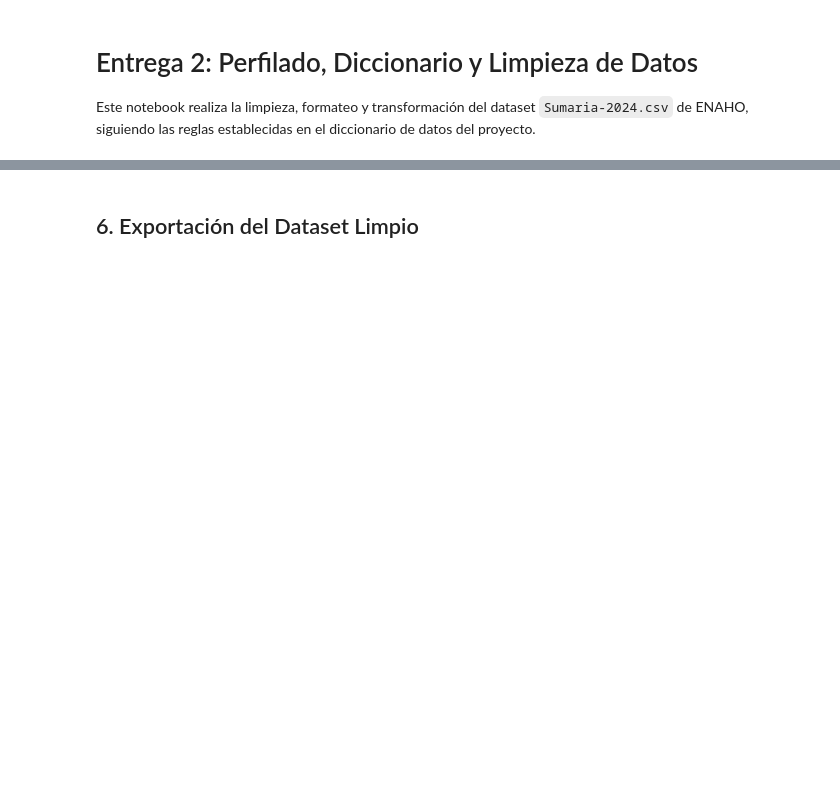
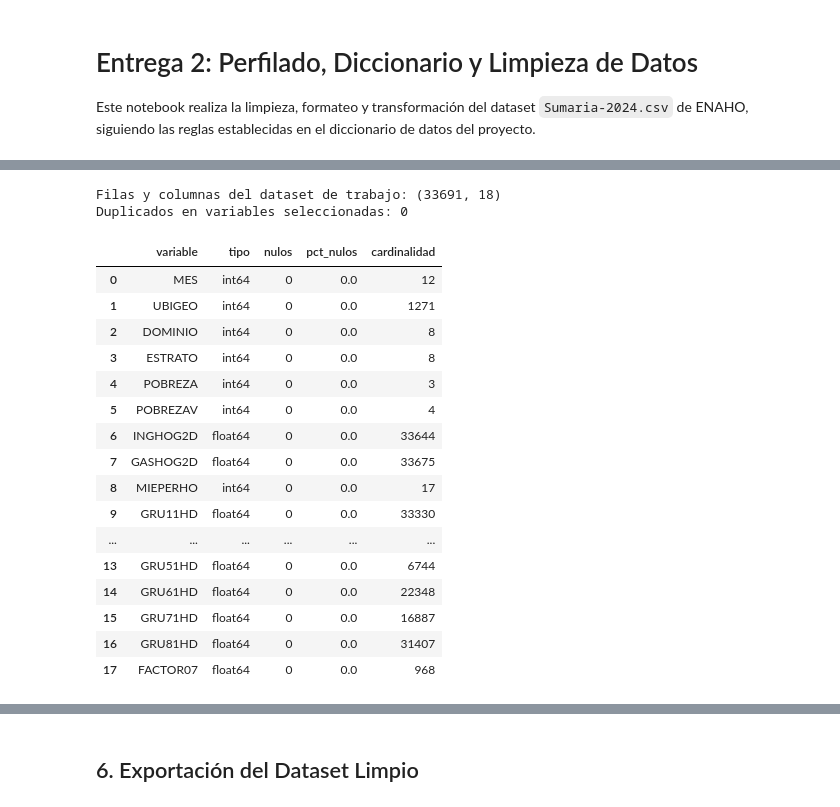
Before and after one commit to YuhiTTo/GRUPO5-DATAVISUALIZATION, a Jupyter notebook: notebooks/01_perfilado_y_limpieza.ipynb, the cells around one changed output, grey strips where cells are left out. Drawn from its saved outputs; the diff is of its cells as text; code cells hidden in the pictures; blank space fills up the shorter version.

```diff
--- a/notebooks/01_perfilado_y_limpieza.ipynb
+++ b/notebooks/01_perfilado_y_limpieza.ipynb
@@ -34,0 +94,33 @@ Reglas aplicadas:
+# %%
+print("Filas y columnas del dataset de trabajo:", df.shape)
+print("Duplicados en variables seleccionadas:", df.duplicated().sum())
+
+perfil_trabajo = pd.DataFrame({
+    "variable": df.columns,
+    "tipo": df.dtypes.astype(str).values,
+    "nulos": df.isnull().sum().values,
+    "pct_nulos": (df.isnull().mean() * 100).round(2).values,
+    "cardinalidad": df.nunique(dropna=True).values
+})
+
+perfil_trabajo
+# %% [output]
+Filas y columnas del dataset de trabajo: (33691, 18)
+Duplicados en variables seleccionadas: 0
+|  | variable | tipo | nulos | pct_nulos | cardinalidad |
+| 0 | MES | int64 | 0 | 0.0 | 12 |
+| 1 | UBIGEO | int64 | 0 | 0.0 | 1271 |
+| 2 | DOMINIO | int64 | 0 | 0.0 | 8 |
+| 3 | ESTRATO | int64 | 0 | 0.0 | 8 |
+| 4 | POBREZA | int64 | 0 | 0.0 | 3 |
+| 5 | POBREZAV | int64 | 0 | 0.0 | 4 |
+| 6 | INGHOG2D | float64 | 0 | 0.0 | 33644 |
+| 7 | GASHOG2D | float64 | 0 | 0.0 | 33675 |
+| 8 | MIEPERHO | int64 | 0 | 0.0 | 17 |
+| 9 | GRU11HD | float64 | 0 | 0.0 | 33330 |
+| ... | ... | ... | ... | ... | ... |
+| 13 | GRU51HD | float64 | 0 | 0.0 | 6744 |
+| 14 | GRU61HD | float64 | 0 | 0.0 | 22348 |
+| 15 | GRU71HD | float64 | 0 | 0.0 | 16887 |
+| 16 | GRU81HD | float64 | 0 | 0.0 | 31407 |
+| 17 | FACTOR07 | float64 | 0 | 0.0 | 968 |
```
Also changed, not shown: parts of 22 cells of this notebook, 1 other file.
